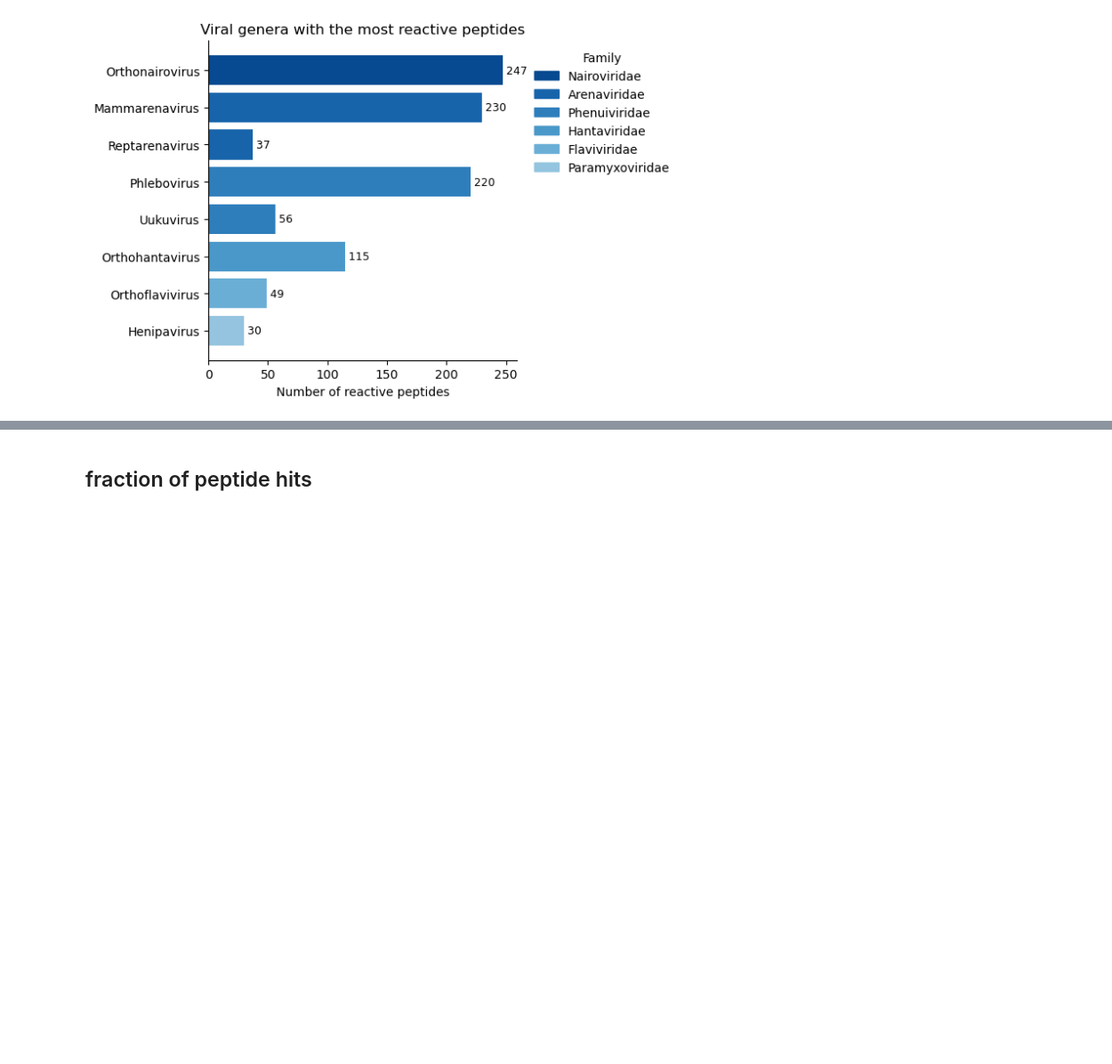
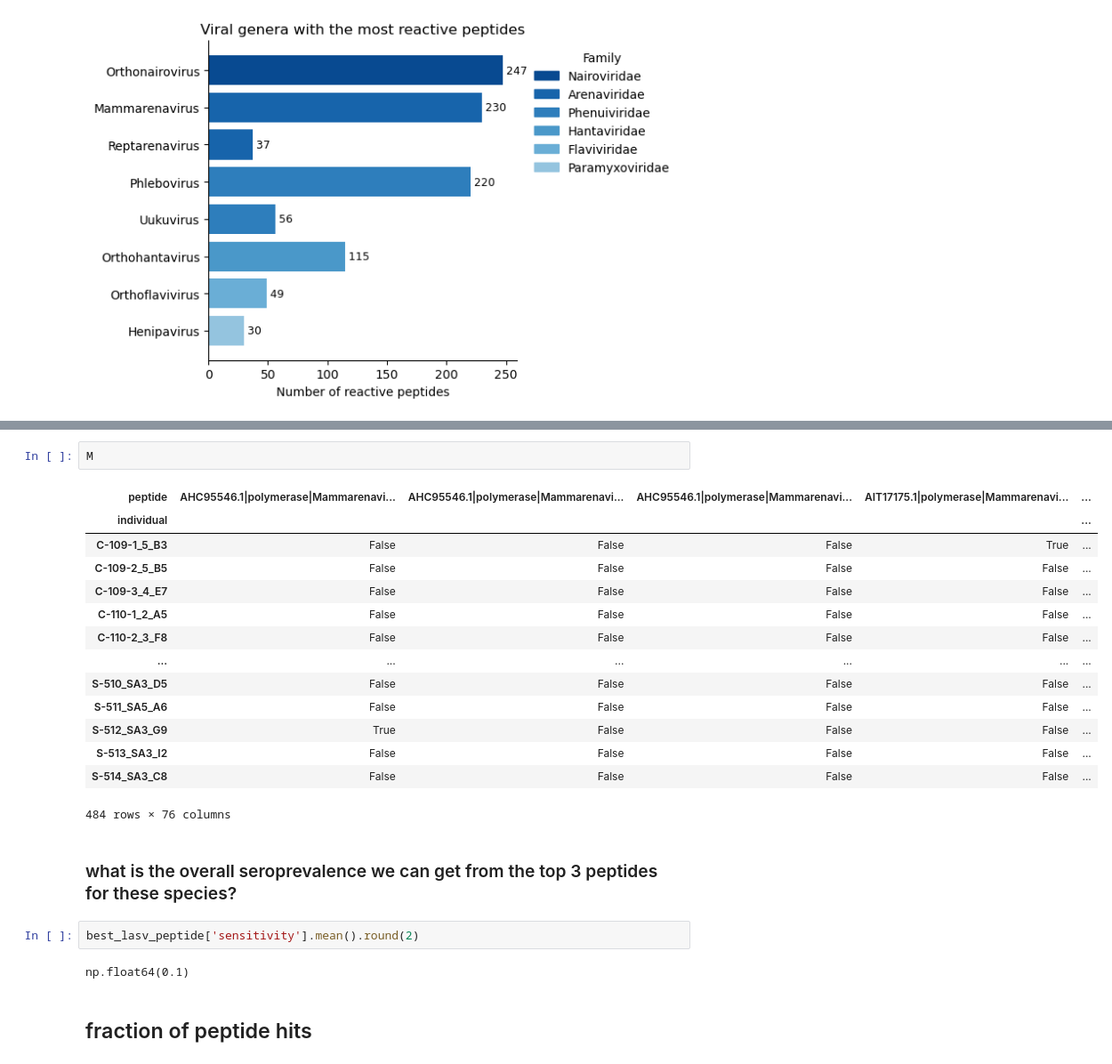
Before and after one commit to sporak577/lasv_phipseq_2026, a Jupyter notebook: peptide_hits_heatmap.ipynb, the cells around one changed output, grey strips where cells are left out. Shown at 89% size. Drawn from its saved outputs; the diff is of its cells as text; blank space fills up the shorter version.

```diff
--- a/peptide_hits_heatmap.ipynb
+++ b/peptide_hits_heatmap.ipynb
@@ -805,3 +728,26 @@ hits
+# %%
+M
+# %% [output]
+| peptide | AHC95546.1|polymerase|Mammarenavi... | AHC95546.1|polymerase|Mammarenavi... | AHC95546.1|polymerase|Mammarenavi... | AIT17175.1|polymerase|Mammarenavi... | ... |
+| individual |  |  |  |  | ... |
+| C-109-1_5_B3 | False | False | False | True | ... |
+| C-109-2_5_B5 | False | False | False | False | ... |
+| C-109-3_4_E7 | False | False | False | False | ... |
+| C-110-1_2_A5 | False | False | False | False | ... |
+| C-110-2_3_F8 | False | False | False | False | ... |
+| ... | ... | ... | ... | ... | ... |
+| S-510_SA3_D5 | False | False | False | False | ... |
+| S-511_SA5_A6 | False | False | False | False | ... |
+| S-512_SA3_G9 | True | False | False | False | ... |
+| S-513_SA3_I2 | False | False | False | False | ... |
+| S-514_SA3_C8 | False | False | False | False | ... |
+484 rows × 76 columns
+# %% [markdown]
+### what is the overall seroprevalence we can get from the top 3 peptides for these species?
+# %%
+best_lasv_peptide['sensitivity'].mean().round(2)
+# %% [output]
+np.float64(0.1)
 # %% [markdown]
 ## fraction of peptide hits
 # %%
```
Also changed, not shown: parts of 9 cells of this notebook, 8 other files.
